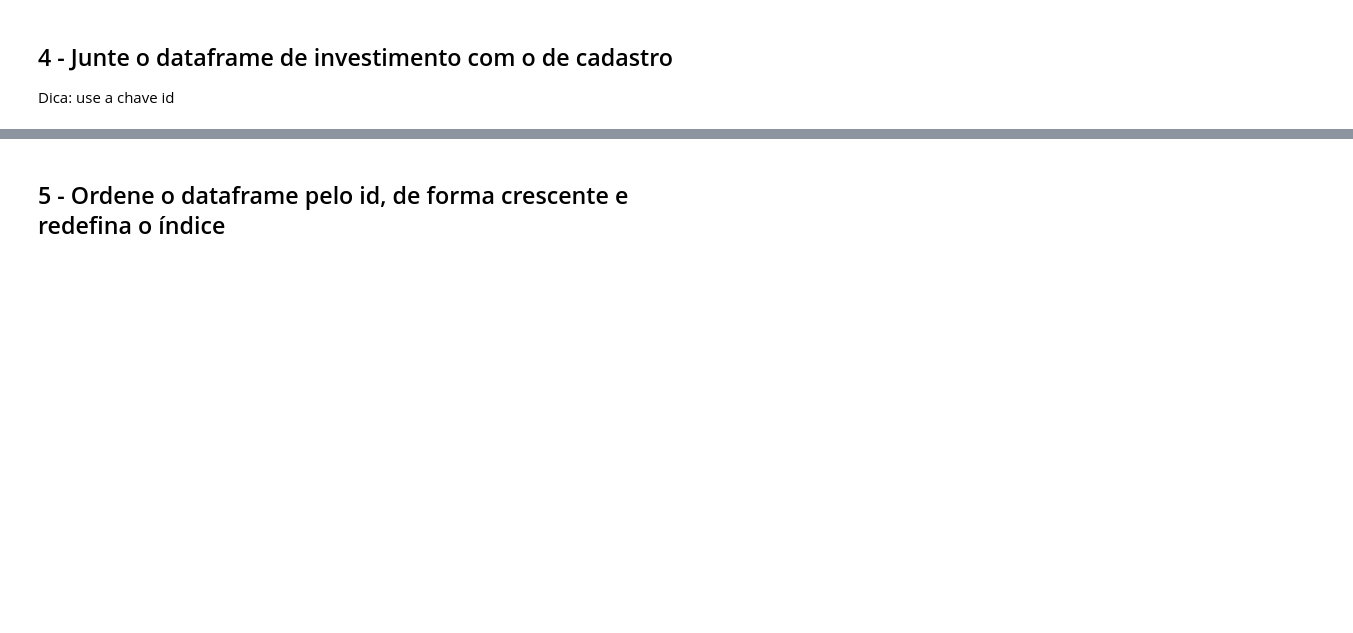
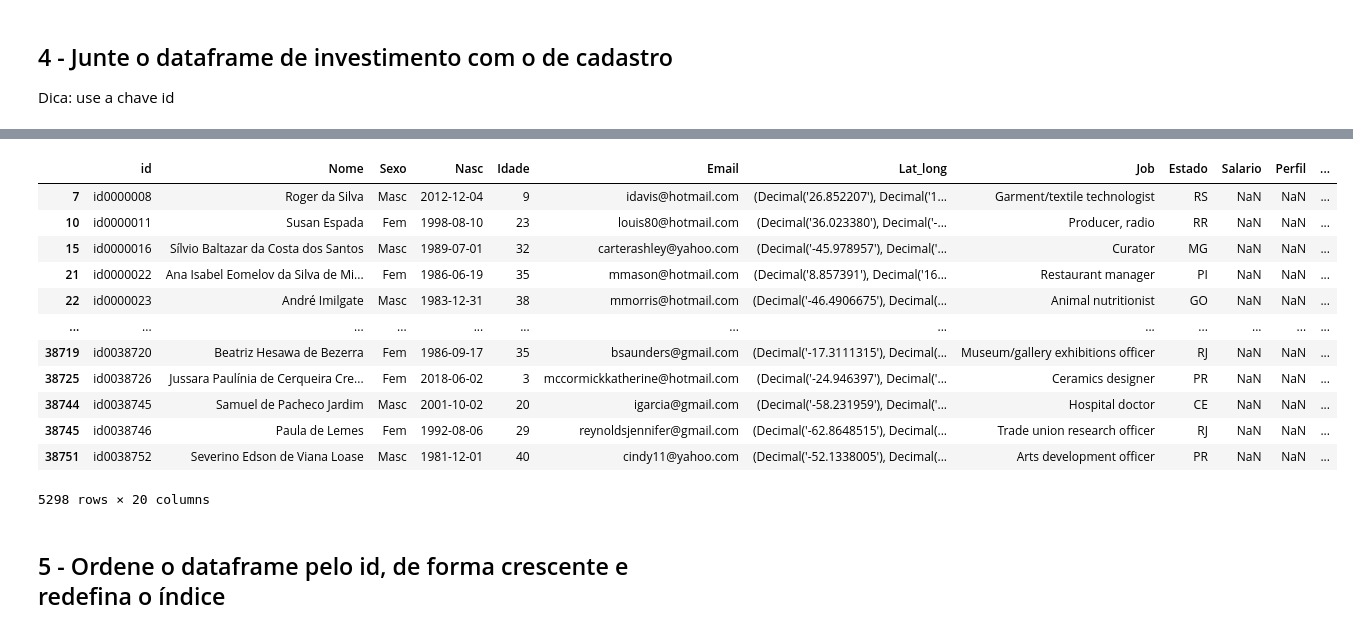
Before and after one commit to danilonozima/projeto-pandas, a Jupyter notebook: Proj_1_pandas_notebook.ipynb, the cells around one changed output, grey strips where cells are left out. Saved outputs shown, nothing was run; the diff lists cells and outputs as text; code cells hidden in the pictures; blank space fills up the shorter version.

```diff
--- a/Proj_1_pandas_notebook.ipynb
+++ b/Proj_1_pandas_notebook.ipynb
@@ -67,0 +65,12 @@ import datetime as dt
+# %%
+import pandas as pd
+import datetime as dt
+
+cadastro = pd.read_csv('cadastro.csv')
+print(f'Linhas cadastro.csv: {cadastro.shape[0]}')
+
+invest1 = pd.read_csv('investimento_parte1.csv')
+print(f'Linhas investimento_parte1.csv: {invest1.shape[0]}')
+
+invest2 = pd.read_csv('investimento_parte2.csv')
+print(f'Linhas investimento_parte2.csv: {invest2.shape[0]}')
@@ -68,2 +81,5 @@ import datetime as dt
 # %% [markdown]
 ## 2 - Juntar os dataframes de investimento1 e investimento2 em um só e ver a quantidade de linhas
+# %%
+invest = pd.concat([invest1, invest2], ignore_index=1)
+print(f'Linhas invest: {invest.shape[0]}')
@@ -70,2 +88,5 @@ import datetime as dt
 # %% [markdown]
 ## 3 - Crie um novo dataframe eliminando as linhas duplicadas
+# %%
+invest_nodup = invest.drop_duplicates(keep=False)
+print(f'Linhas invest_nodup: {invest_nodup.shape[0]}')
@@ -72,3 +95,6 @@ import datetime as dt
 # %% [markdown]
 ## 4 - Junte o dataframe de investimento com o de cadastro
 Dica: use a chave id
+# %%
+df = pd.merge(cadastro, invest_nodup, how='left', on='id')
+df.head()
@@ -75,2 +108,18 @@ Dica: use a chave id
+# %%
+df[df['Salario'].isnull()]
+# %% [output]
+|  | id | Nome | Sexo | Nasc | Idade | Email | Lat_long | Job | Estado | Salario | Perfil | ... |
+| 7 | id0000008 | Roger da Silva | Masc | 2012-12-04 | 9 | idavis@hotmail.com | (Decimal('26.852207'), Decimal('1... | Garment/textile technologist | RS | NaN | NaN | ... |
+| 10 | id0000011 | Susan Espada | Fem | 1998-08-10 | 23 | louis80@hotmail.com | (Decimal('36.023380'), Decimal('-... | Producer, radio | RR | NaN | NaN | ... |
+| 15 | id0000016 | Sílvio Baltazar da Costa dos Santos | Masc | 1989-07-01 | 32 | carterashley@yahoo.com | (Decimal('-45.978957'), Decimal('... | Curator | MG | NaN | NaN | ... |
+| 21 | id0000022 | Ana Isabel Eomelov da Silva de Mi... | Fem | 1986-06-19 | 35 | mmason@hotmail.com | (Decimal('8.857391'), Decimal('16... | Restaurant manager | PI | NaN | NaN | ... |
+| 22 | id0000023 | André Imilgate | Masc | 1983-12-31 | 38 | mmorris@hotmail.com | (Decimal('-46.4906675'), Decimal(... | Animal nutritionist | GO | NaN | NaN | ... |
+| ... | ... | ... | ... | ... | ... | ... | ... | ... | ... | ... | ... | ... |
+| 38719 | id0038720 | Beatriz Hesawa de Bezerra | Fem | 1986-09-17 | 35 | bsaunders@gmail.com | (Decimal('-17.3111315'), Decimal(... | Museum/gallery exhibitions officer | RJ | NaN | NaN | ... |
+| 38725 | id0038726 | Jussara Paulínia de Cerqueira Cre... | Fem | 2018-06-02 | 3 | mccormickkatherine@hotmail.com | (Decimal('-24.946397'), Decimal('... | Ceramics designer | PR | NaN | NaN | ... |
+| 38744 | id0038745 | Samuel de Pacheco Jardim | Masc | 2001-10-02 | 20 | igarcia@gmail.com | (Decimal('-58.231959'), Decimal('... | Hospital doctor | CE | NaN | NaN | ... |
+| 38745 | id0038746 | Paula de Lemes | Fem | 1992-08-06 | 29 | reynoldsjennifer@gmail.com | (Decimal('-62.8648515'), Decimal(... | Trade union research officer | RJ | NaN | NaN | ... |
+| 38751 | id0038752 | Severino Edson de Viana Loase | Masc | 1981-12-01 | 40 | cindy11@yahoo.com | (Decimal('-52.1338005'), Decimal(... | Arts development officer | PR | NaN | NaN | ... |
+5298 rows × 20 columns
 # %% [markdown]
 ## 5 - Ordene o dataframe pelo id, de forma crescente e redefina o índice
```
Also changed, not shown: parts of 11 cells of this notebook.
